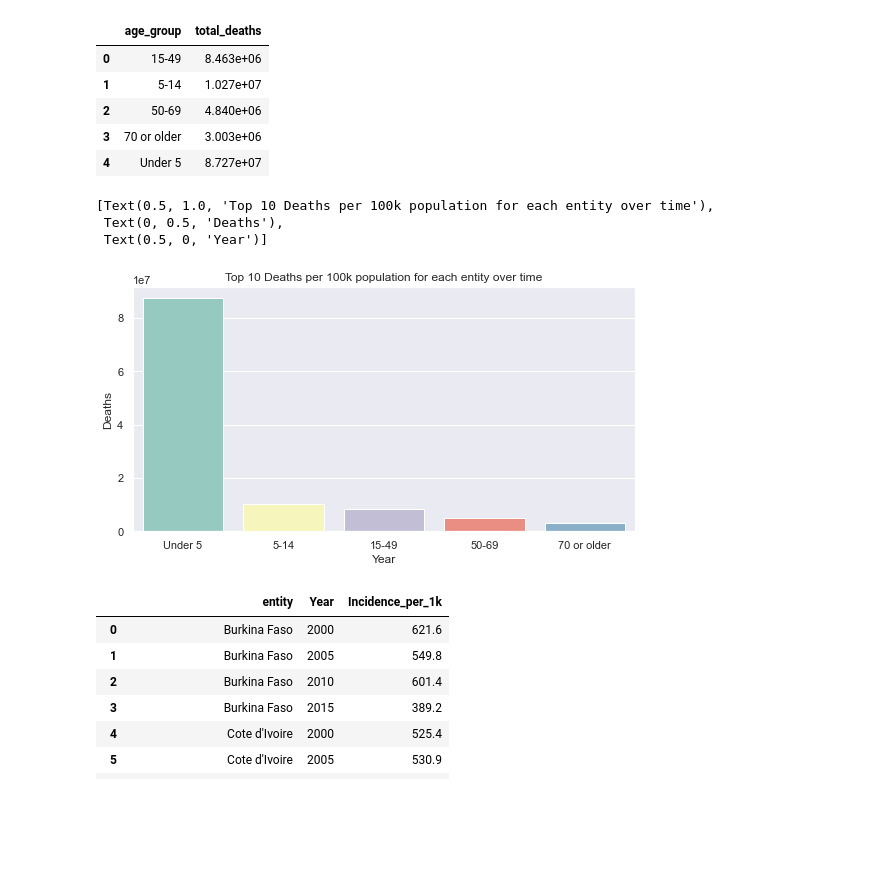
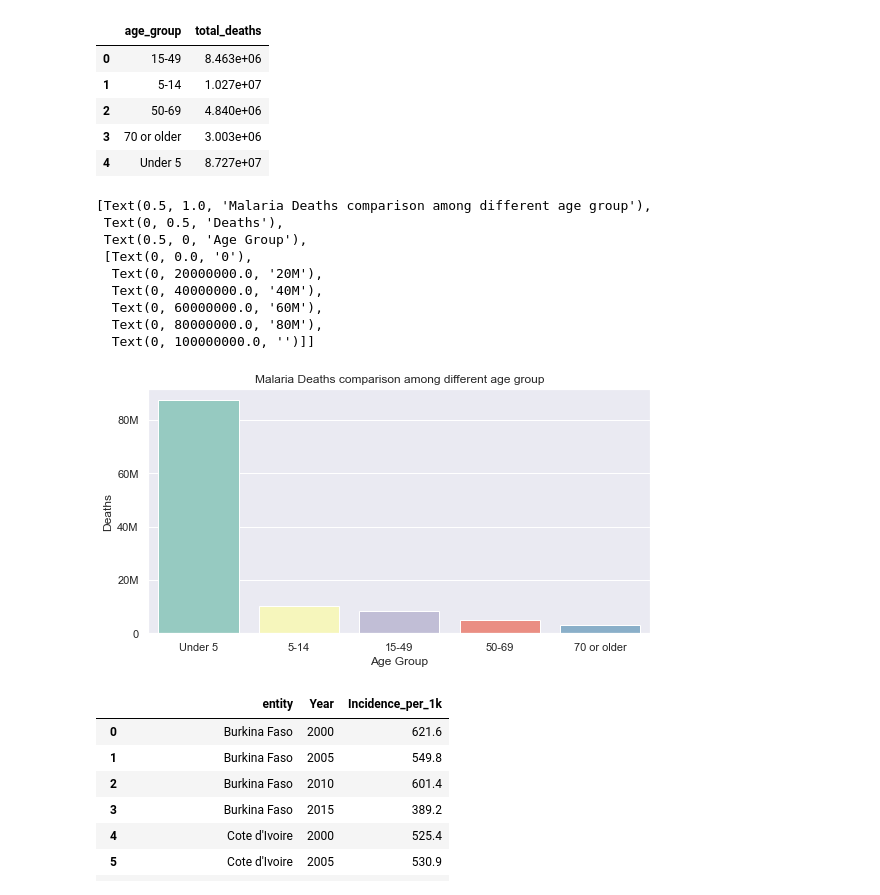
Before and after one commit to jytan023/tidytuesday_malaria, a Jupyter notebook: SGH Case.ipynb, the cells around one changed output. Saved outputs shown, nothing was run; the diff lists cells and outputs as text; code cells hidden in the pictures; blank space fills up the shorter version.

```diff
--- a/SGH Case.ipynb
+++ b/SGH Case.ipynb
@@ -181,17 +182,24 @@ output_2
 # %%
 sns.set(rc={'figure.figsize':(9,4.5)})
 
 p = sns.barplot(
     data=output_2, x="age_group", y = 'total_deaths', palette = 'Set3',
     order = ['Under 5', '5-14', '15-49', '50-69', '70 or older'])
 
-p.set(title = 'Top 10 Deaths per 100k population for each entity over time', ylabel= 'Deaths' ,
-      xlabel='Year')
+p.set(title = 'Malaria Deaths comparison among different age group', ylabel= 'Deaths' ,
+      xlabel='Age Group',
+     yticklabels =  ['0','20M', '40M', '60M', '80M'])
 # %% [output]
-[Text(0.5, 1.0, 'Top 10 Deaths per 100k population for each entity over time'),
+[Text(0.5, 1.0, 'Malaria Deaths comparison among different age group'),
  Text(0, 0.5, 'Deaths'),
- Text(0.5, 0, 'Year')]
+ Text(0.5, 0, 'Age Group'),
+ [Text(0, 0.0, '0'),
+  Text(0, 20000000.0, '20M'),
+  Text(0, 40000000.0, '40M'),
+  Text(0, 60000000.0, '60M'),
+  Text(0, 80000000.0, '80M'),
+  Text(0, 100000000.0, '')]]
-[figure, old version]
+[figure, new version]
 # %%
 # Query 3 and visualization 3
 query_3 = ('''SELECT entity, year, Incidence_per_1k
```
Also changed, not shown: parts of 2 cells of this notebook, 1 other file.
